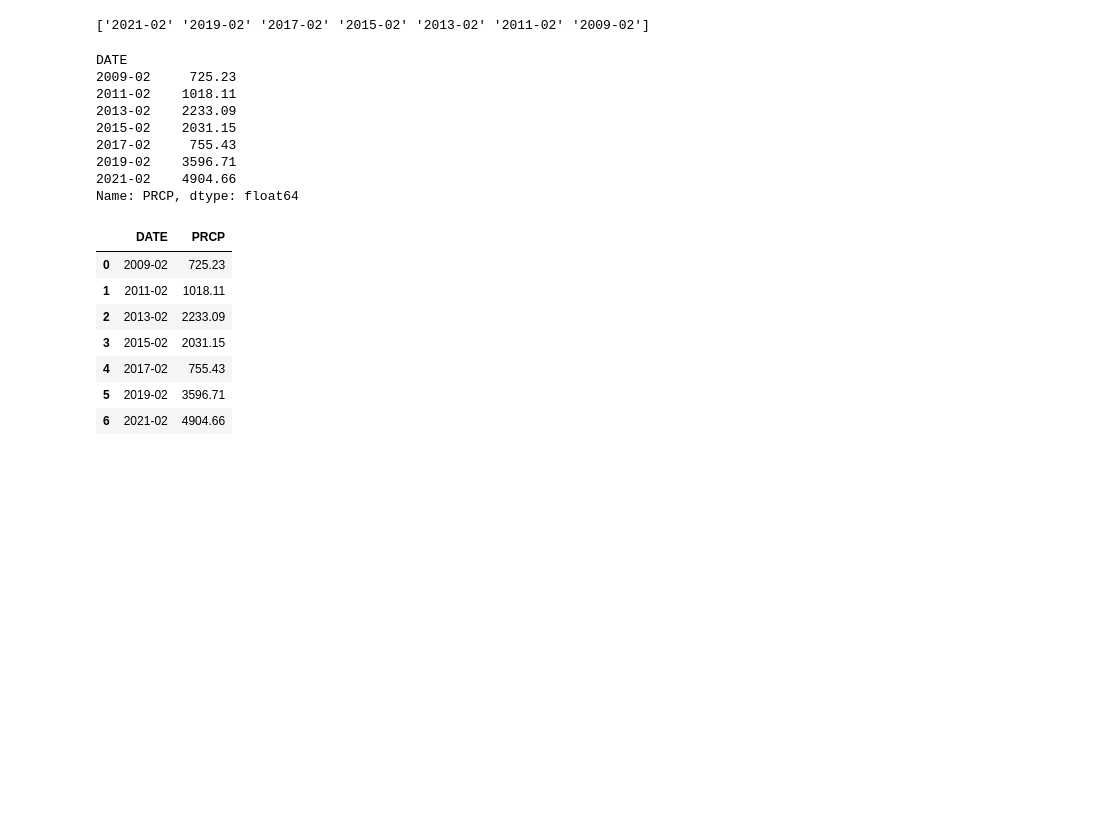
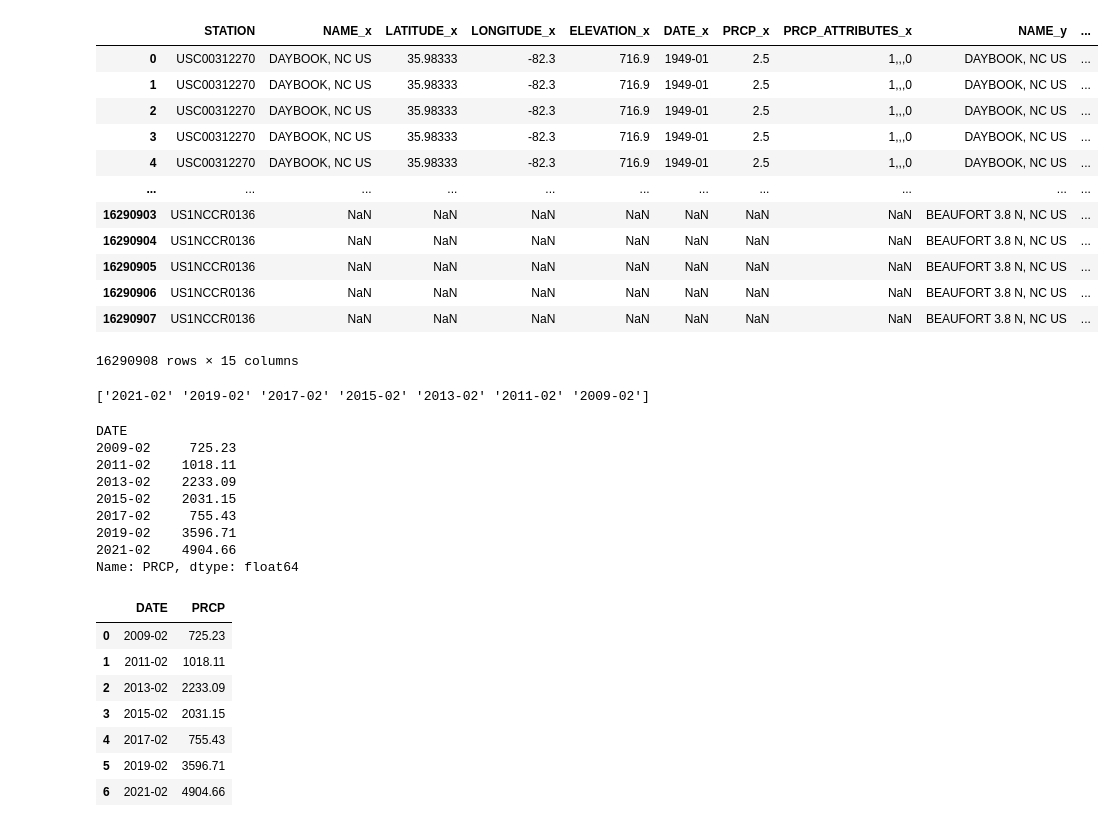
Before and after one commit to 1der4k/Data_Analysis_Project_1, a Jupyter notebook: NC_Precipitation.ipynb, the cells around one changed output. Saved outputs shown, nothing was run; the diff lists cells and outputs as text; code cells hidden in the pictures; blank space fills up the shorter version.

```diff
--- a/NC_Precipitation.ipynb
+++ b/NC_Precipitation.ipynb
@@ -31,0 +34,4 @@ raw_prec_df
+# %%
+data2_df = pd.DataFrame(data2)
+
+data2_df
@@ -32 +52,21 @@ raw_prec_df
+# %%
+# Merge dataframes on "Station" column
+
+raw_prec_df = pd.merge(data1_df,data2_df, on="STATION", how="outer")
+
+raw_prec_df
+# %% [output]
+|  | STATION | NAME_x | LATITUDE_x | LONGITUDE_x | ELEVATION_x | DATE_x | PRCP_x | PRCP_ATTRIBUTES_x | NAME_y | ... |
+| 0 | USC00312270 | DAYBOOK, NC US | 35.98333 | -82.3 | 716.9 | 1949-01 | 2.5 | 1,,,0 | DAYBOOK, NC US | ... |
+| 1 | USC00312270 | DAYBOOK, NC US | 35.98333 | -82.3 | 716.9 | 1949-01 | 2.5 | 1,,,0 | DAYBOOK, NC US | ... |
+| 2 | USC00312270 | DAYBOOK, NC US | 35.98333 | -82.3 | 716.9 | 1949-01 | 2.5 | 1,,,0 | DAYBOOK, NC US | ... |
+| 3 | USC00312270 | DAYBOOK, NC US | 35.98333 | -82.3 | 716.9 | 1949-01 | 2.5 | 1,,,0 | DAYBOOK, NC US | ... |
+| 4 | USC00312270 | DAYBOOK, NC US | 35.98333 | -82.3 | 716.9 | 1949-01 | 2.5 | 1,,,0 | DAYBOOK, NC US | ... |
+| ... | ... | ... | ... | ... | ... | ... | ... | ... | ... | ... |
+| 16290903 | US1NCCR0136 | NaN | NaN | NaN | NaN | NaN | NaN | NaN | BEAUFORT 3.8 N, NC US | ... |
+| 16290904 | US1NCCR0136 | NaN | NaN | NaN | NaN | NaN | NaN | NaN | BEAUFORT 3.8 N, NC US | ... |
+| 16290905 | US1NCCR0136 | NaN | NaN | NaN | NaN | NaN | NaN | NaN | BEAUFORT 3.8 N, NC US | ... |
+| 16290906 | US1NCCR0136 | NaN | NaN | NaN | NaN | NaN | NaN | NaN | BEAUFORT 3.8 N, NC US | ... |
+| 16290907 | US1NCCR0136 | NaN | NaN | NaN | NaN | NaN | NaN | NaN | BEAUFORT 3.8 N, NC US | ... |
+16290908 rows × 15 columns
 # %%
```
Also changed, not shown: parts of 4 cells of this notebook.
